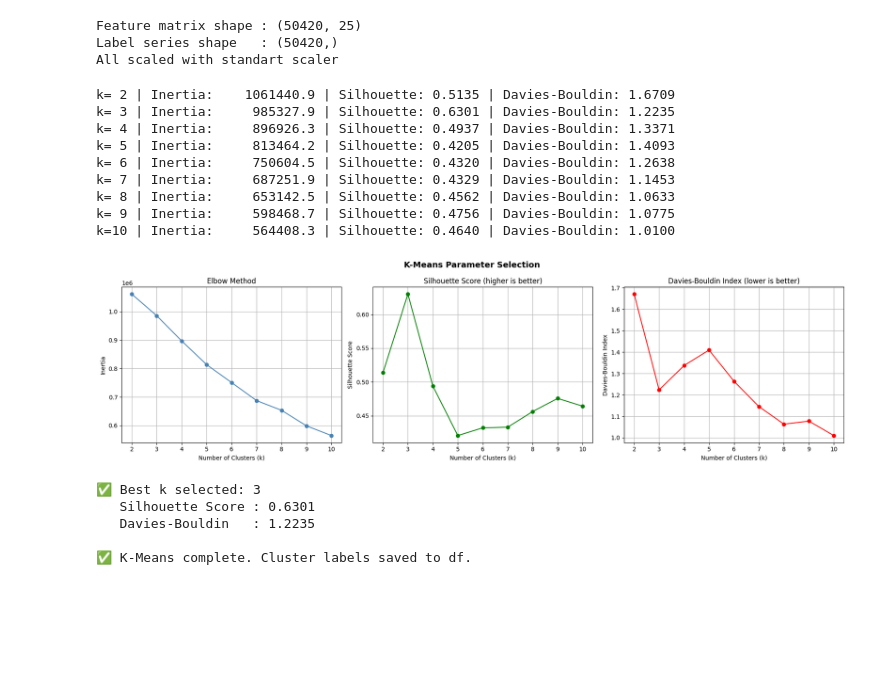
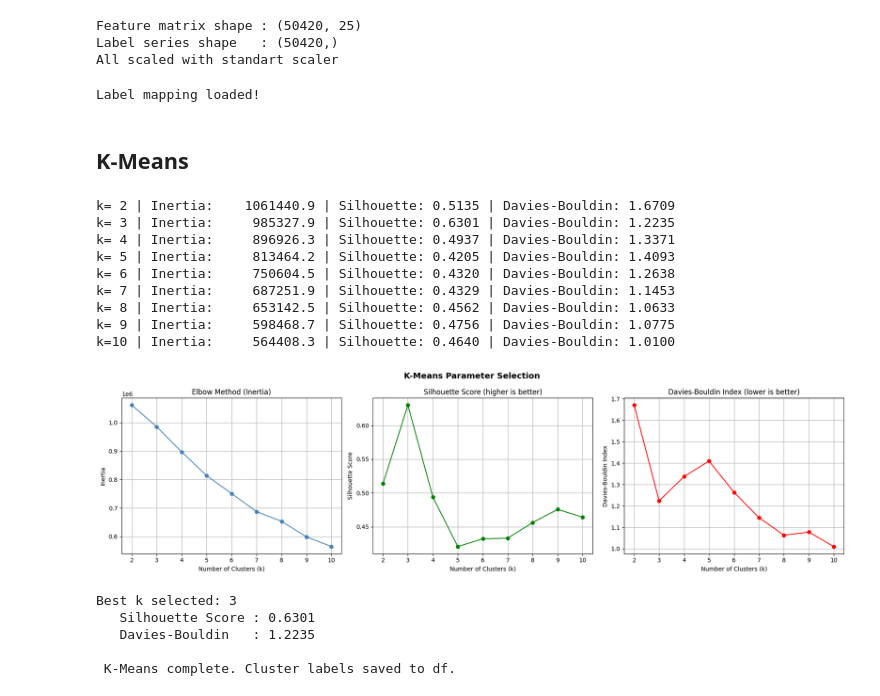
Before and after one commit to GiannisKotsalos/NetworkIntrusion-DataMining-MLProject, a Jupyter notebook: notebooks/clustering.ipynb, the cells around one changed output. Drawn from its saved outputs; the diff is of its cells as text; code cells hidden in the pictures; blank space fills up the shorter version.

```diff
--- a/notebooks/clustering.ipynb
+++ b/notebooks/clustering.ipynb
@@ -22,6 +25,26 @@ print("All scaled with standart scaler ")
 Feature matrix shape : (50420, 25)
 Label series shape   : (50420,)
 All scaled with standart scaler
+# %%
+import json
+
+# 1. Load the label mapping JSON file
+# (Make sure the path matches your folder structure)
+with open('../data/label_mapping.json', 'r') as f:
+    label_mapping = json.load(f)
+
+# 2. Reverse the dictionary so numbers are the keys
+# JSON saves keys as strings, so we convert the value 'v' to an integer
+inverse_mapping = {int(v): k for k, v in label_mapping.items()}
+
+# 3. Create a permanent 'Label_Name' column for easy evaluation later
+df['Label_Name'] = df['Label'].map(inverse_mapping)
+
+print("Label mapping loaded!")
+# %% [output]
+Label mapping loaded!
+# %% [markdown]
+## K-Means
 # %%
 # =============================================================
 # K-MEANS CLUSTERING
@@ -33,9 +56,9 @@ from sklearn.metrics import silhouette_score, davies_bouldin_score
 
 k_range = range(2, 11)
 
-inertias          = []
-silhouette_scores = []
-db_scores         = []
+inertias          = []      # How tight are the data in each cluster
+silhouette_scores = []      # Similarity of each point to it's cluster compared to the others
+db_scores         = []      # Avg similarity between clusters
 
 for k in k_range:
     km = KMeans(n_clusters=k, random_state=42, n_init=10)
@@ -55,7 +78,7 @@ for k in k_range:
 fig, axes = plt.subplots(1, 3, figsize=(18, 5))
 
 axes[0].plot(k_range, inertias, marker='o', color='steelblue')
-axes[0].set_title('Elbow Method')
+axes[0].set_title('Elbow Method (Inertia)')
 axes[0].set_xlabel('Number of Clusters (k)')
 axes[0].set_ylabel('Inertia')
 axes[0].grid(True)
@@ -74,36 +97,36 @@ axes[2].grid(True)
 
 plt.suptitle('K-Means Parameter Selection', fontsize=14, fontweight='bold')
 plt.tight_layout()
 plt.show()
 
 # -------------------------------------------------------------
 # Best k & Final Model
 # -------------------------------------------------------------
 best_k = silhouette_scores.index(max(silhouette_scores)) + 2
 
 print(f"\nBest k selected: {best_k}")
 print(f"   Silhouette Score : {max(silhouette_scores):.4f}")
 print(f"   Davies-Bouldin   : {db_scores[best_k - 2]:.4f}")
 
 km_best = KMeans(n_clusters=best_k, random_state=42, n_init=10)
 kmeans_labels = km_best.fit_predict(X_scaled)
 
 # Save labels back to df (not df_clustering)
 df['KMeans_Cluster'] = kmeans_labels
 print("\n K-Means complete. Cluster labels saved to df.")
 # %% [output]
 k= 2 | Inertia:    1061440.9 | Silhouette: 0.5135 | Davies-Bouldin: 1.6709
 k= 3 | Inertia:     985327.9 | Silhouette: 0.6301 | Davies-Bouldin: 1.2235
 k= 4 | Inertia:     896926.3 | Silhouette: 0.4937 | Davies-Bouldin: 1.3371
 k= 5 | Inertia:     813464.2 | Silhouette: 0.4205 | Davies-Bouldin: 1.4093
 k= 6 | Inertia:     750604.5 | Silhouette: 0.4320 | Davies-Bouldin: 1.2638
 k= 7 | Inertia:     687251.9 | Silhouette: 0.4329 | Davies-Bouldin: 1.1453
 k= 8 | Inertia:     653142.5 | Silhouette: 0.4562 | Davies-Bouldin: 1.0633
 k= 9 | Inertia:     598468.7 | Silhouette: 0.4756 | Davies-Bouldin: 1.0775
 k=10 | Inertia:     564408.3 | Silhouette: 0.4640 | Davies-Bouldin: 1.0100
-[figure, old version]
+[figure, new version]
-✅ Best k selected: 3
+Best k selected: 3
    Silhouette Score : 0.6301
    Davies-Bouldin   : 1.2235
 
-✅ K-Means complete. Cluster labels saved to df.
+ K-Means complete. Cluster labels saved to df.
```
Also changed, not shown: parts of 6 cells of this notebook, 1 other file.
